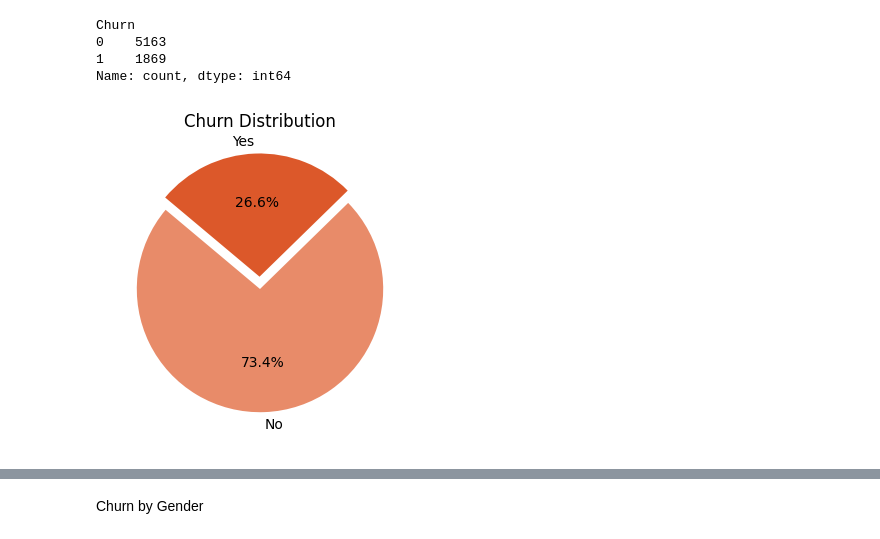
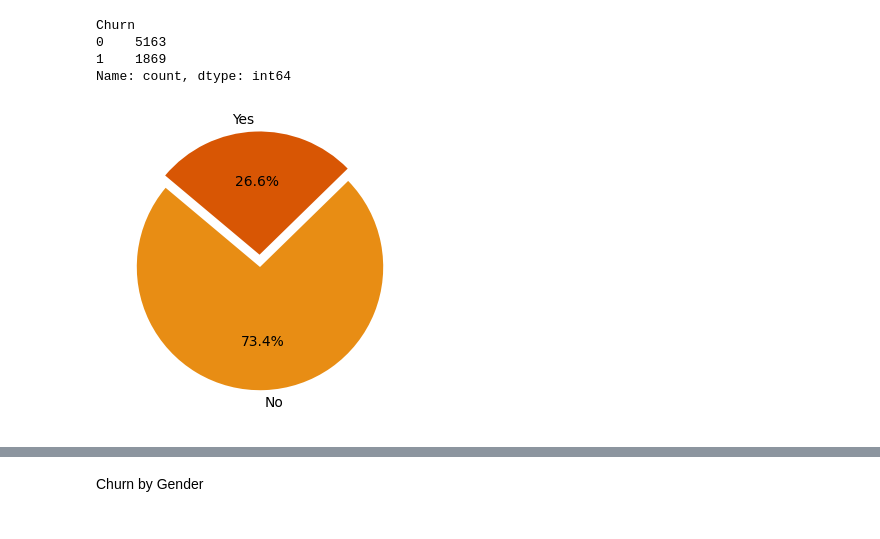
Before and after one commit to anthonytran1506/Customer-Churn-PwC, a Jupyter notebook: project.ipynb, the cells around one changed output, grey strips where cells are left out. Cells and saved outputs as stored; diff of their text form; code cells hidden in the pictures.

```diff
--- a/project.ipynb
+++ b/project.ipynb
@@ -249,25 +248,24 @@ Name: count, dtype: int64
 # %%
 #Get Churn counts
 churn_counts = data['Churn'].value_counts()
 # Define your mapping
 churn_labels = {0: 'No', 1: 'Yes'}
 
 # Define explode (still exploding the "Yes" slice)
 explode = (0, 0.1)
 
 # Get values in correct order
 values = [churn_counts.get(0, 0), churn_counts.get(1, 0)]
 labels = ['No', 'Yes']
 
 # Plot the pie chart
 plt.figure(figsize=(4, 4))
 plt.pie(values,
         labels=labels,
         autopct='%1.1f%%',
         startangle=140,
-        colors=['#E88B69','#DC582A'],
+        colors=['#E88D14','#D85604'],
         explode=explode)
-plt.title('Churn Distribution')
 plt.show()
 # %% [output]
-[figure, old version]
+[figure, new version]
```
Also changed, not shown: parts of 33 cells of this notebook.
